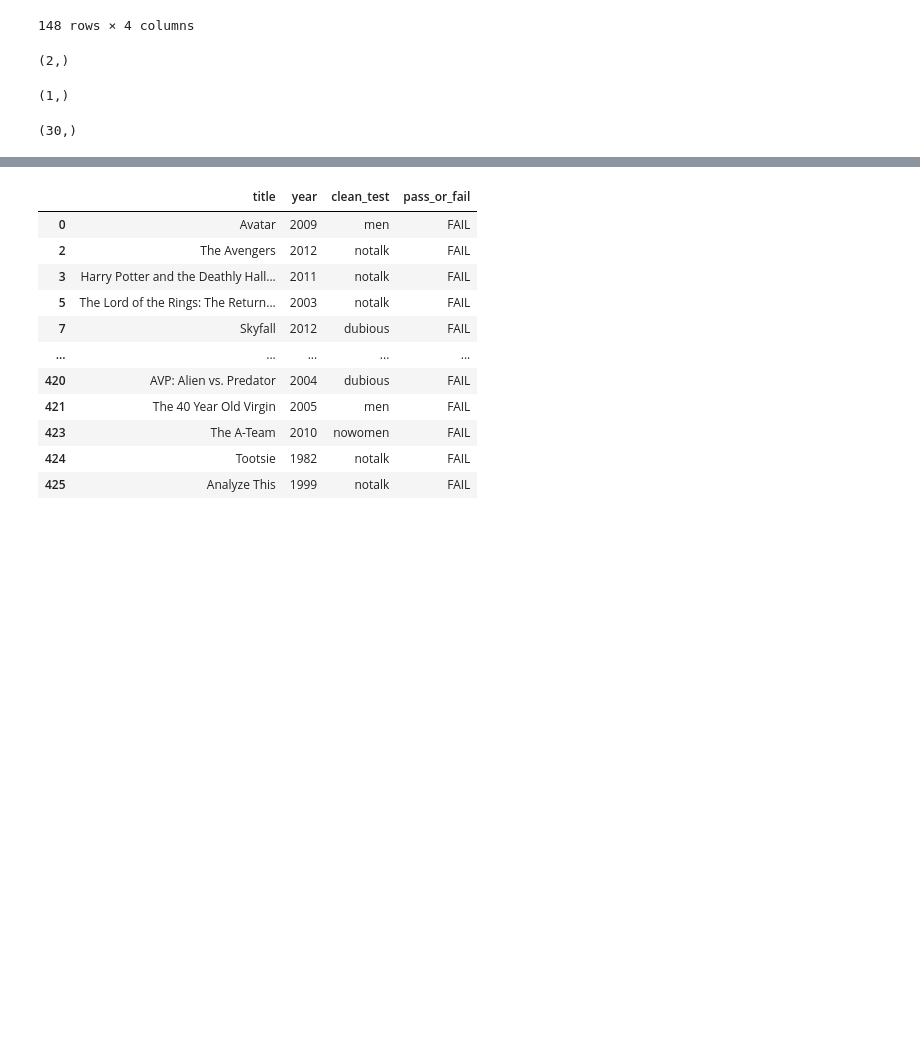
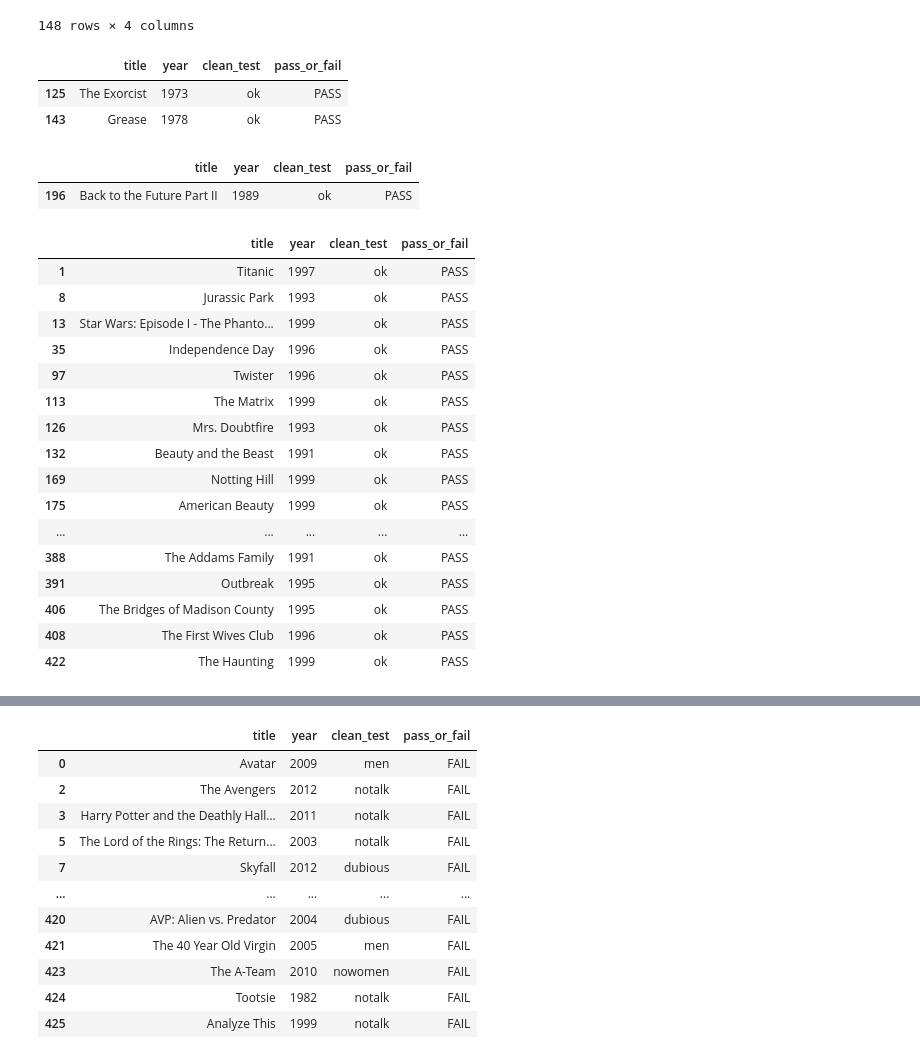
Before and after one commit to Slmudd02/Bechdel_Test, a Jupyter notebook: Bechdel_test_project-checkpoint.ipynb, the cells around one changed output, grey strips where cells are left out. Saved outputs shown, nothing was run; the diff lists cells and outputs as text; code cells hidden in the pictures; blank space fills up the shorter version.

```diff
--- a/Bechdel_test_project-checkpoint.ipynb
+++ b/Bechdel_test_project-checkpoint.ipynb
@@ -100,21 +112,40 @@ passed
 
 filt = (passed['year'] > '1970') & (passed['year'] < '1980')
 seventies  = filt.loc[filt == True]
-seventies.shape
+passed[filt]
 # %% [output]
-(2,)
+|  | title | year | clean_test | pass_or_fail |
+| 125 | The Exorcist | 1973 | ok | PASS |
+| 143 | Grease | 1978 | ok | PASS |
 # %%
 filt = (passed['year'] > '1980') & (passed['year'] < '1990')
 eighties = filt.loc[filt == True]
-eighties.shape
+passed[filt]
 # %% [output]
-(1,)
+|  | title | year | clean_test | pass_or_fail |
+| 196 | Back to the Future Part II | 1989 | ok | PASS |
 # %%
 filt = (passed['year'] > '1990') & (passed['year'] < '2000')
 nineties = filt.loc[filt == True]
-nineties.shape
+passed[filt]
 # %% [output]
-(30,)
+|  | title | year | clean_test | pass_or_fail |
+| 1 | Titanic | 1997 | ok | PASS |
+| 8 | Jurassic Park | 1993 | ok | PASS |
+| 13 | Star Wars: Episode I - The Phanto... | 1999 | ok | PASS |
+| 35 | Independence Day | 1996 | ok | PASS |
+| 97 | Twister | 1996 | ok | PASS |
+| 113 | The Matrix | 1999 | ok | PASS |
+| 126 | Mrs. Doubtfire | 1993 | ok | PASS |
+| 132 | Beauty and the Beast | 1991 | ok | PASS |
+| 169 | Notting Hill | 1999 | ok | PASS |
+| 175 | American Beauty | 1999 | ok | PASS |
+| ... | ... | ... | ... | ... |
+| 388 | The Addams Family | 1991 | ok | PASS |
+| 391 | Outbreak | 1995 | ok | PASS |
+| 406 | The Bridges of Madison County | 1995 | ok | PASS |
+| 408 | The First Wives Club | 1996 | ok | PASS |
+| 422 | The Haunting | 1999 | ok | PASS |
 # %%
 filt = (passed['year'] > '2000') & (df3['year'] < '2010')
 aughts = filt.loc[filt == True]
```
Also changed, not shown: parts of 5 cells of this notebook, 2 other files.
